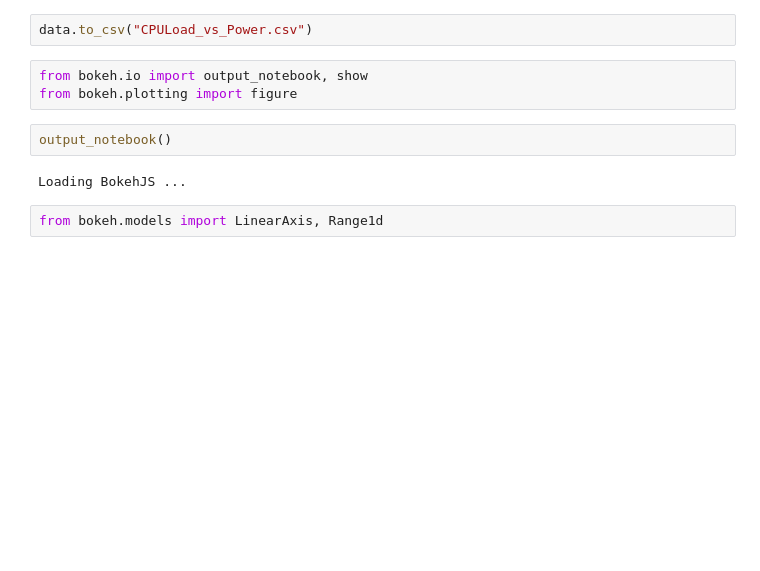
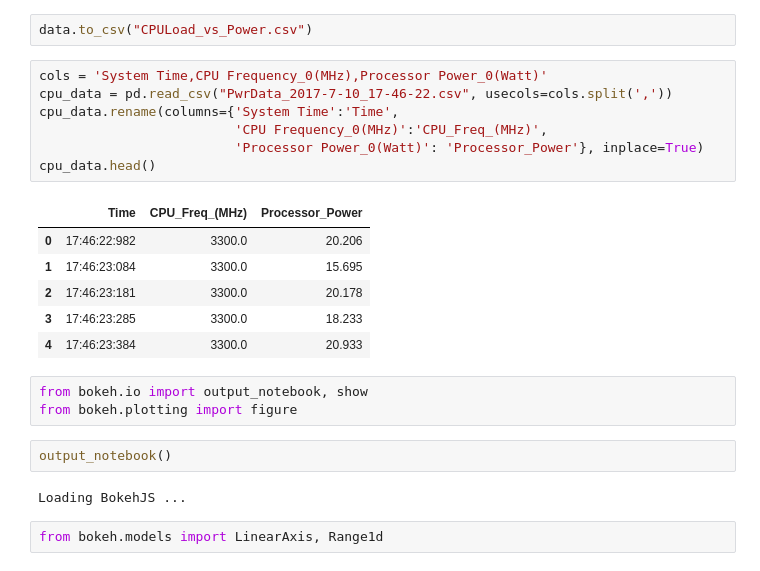
Before and after one commit to mEyob/CPU_load_VS_Power, a Jupyter notebook: PowerProfile.ipynb, the cells around one changed output. Drawn from its saved outputs; the diff is of its cells as text; blank space fills up the shorter version.

```diff
--- a/PowerProfile.ipynb
+++ b/PowerProfile.ipynb
@@ -63,5 +75,19 @@ data.tail(5)
 # %%
 data.to_csv("CPULoad_vs_Power.csv")
+# %%
+cols = 'System Time,CPU Frequency_0(MHz),Processor Power_0(Watt)'
+cpu_data = pd.read_csv("PwrData_2017-7-10_17-46-22.csv", usecols=cols.split(','))
+cpu_data.rename(columns={'System Time':'Time',
+                         'CPU Frequency_0(MHz)':'CPU_Freq_(MHz)',
+                         'Processor Power_0(Watt)': 'Processor_Power'}, inplace=True)
+cpu_data.head()
+# %% [output]
+|  | Time | CPU_Freq_(MHz) | Processor_Power |
+| 0 | 17:46:22:982 | 3300.0 | 20.206 |
+| 1 | 17:46:23:084 | 3300.0 | 15.695 |
+| 2 | 17:46:23:181 | 3300.0 | 20.178 |
+| 3 | 17:46:23:285 | 3300.0 | 18.233 |
+| 4 | 17:46:23:384 | 3300.0 | 20.933 |
 # %%
 from bokeh.io import output_notebook, show
 from bokeh.plotting import figure
```
Also changed, not shown: parts of 13 cells of this notebook, 5 other files.
